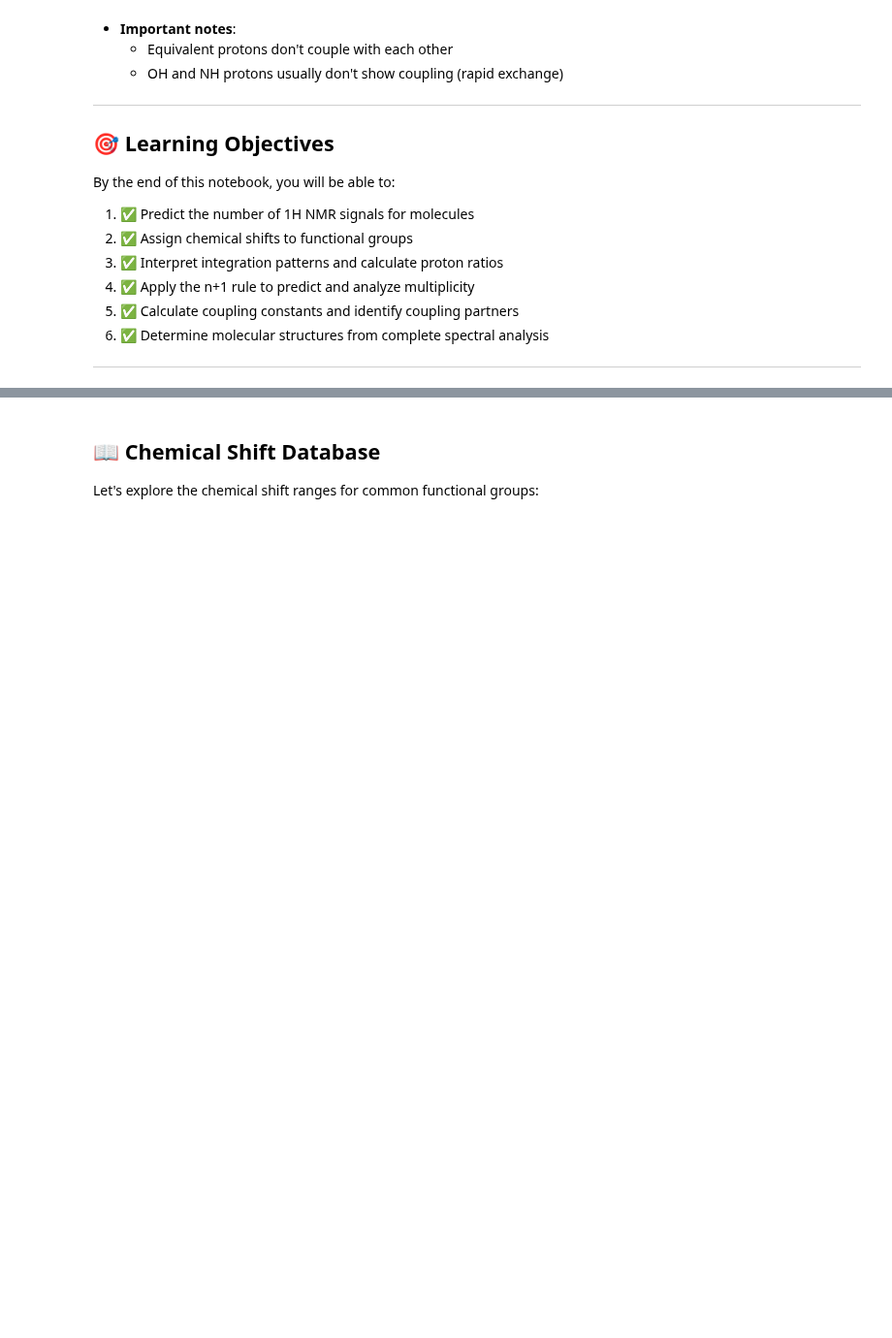
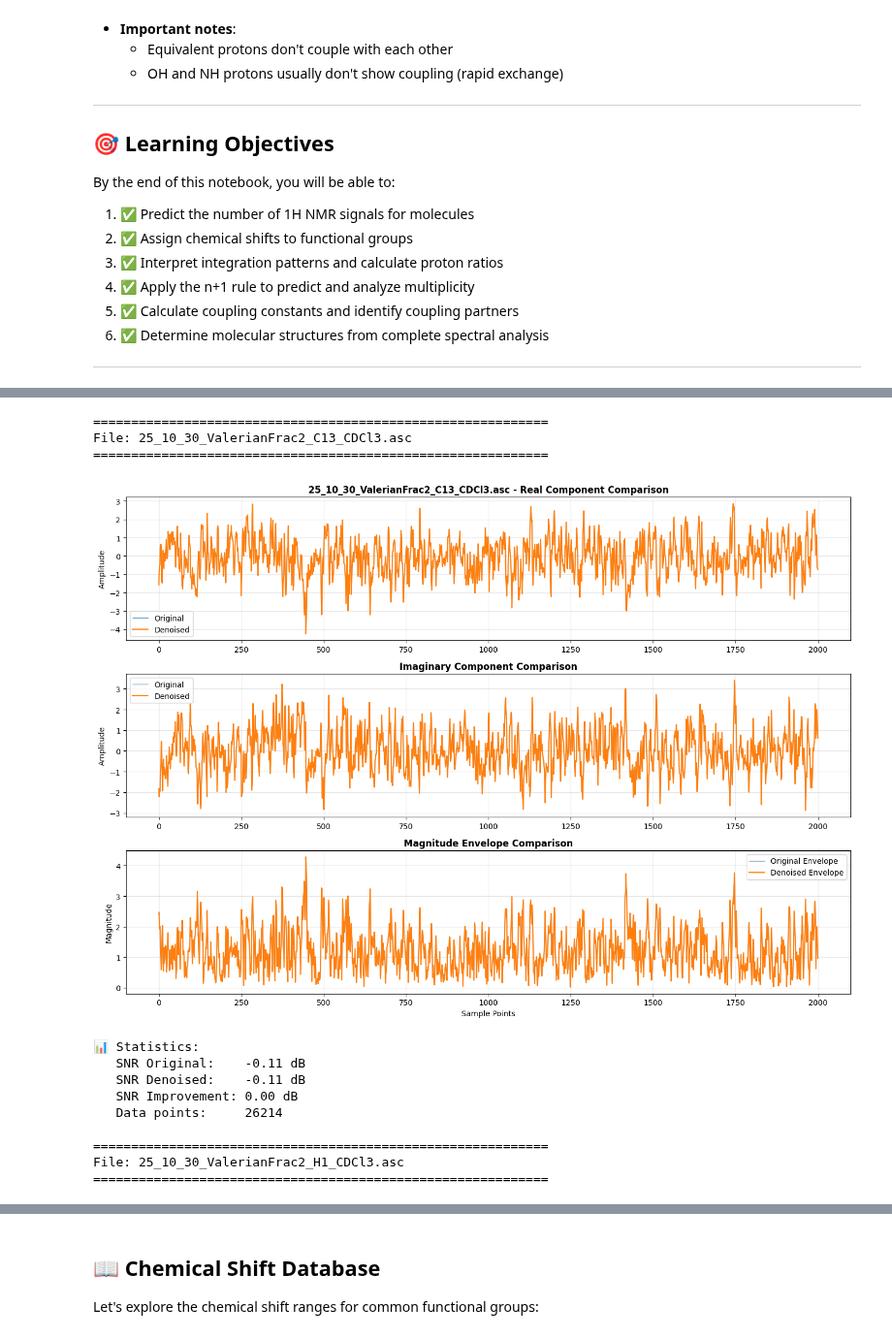
Before and after one commit to Quintinlf/NMR-Project, a Jupyter notebook: peak_assignment.ipynb, the cells around one changed output, grey strips where cells are left out. Shown at 97% size. Cells and saved outputs as stored; diff of their text form; code cells hidden in the pictures; blank space fills up the shorter version.

```diff
--- a/peak_assignment.ipynb
+++ b/peak_assignment.ipynb
@@ -71,0 +303,78 @@ print(f"🔬 Functions path: {functions_path}")
+# %%
+# Visualize original vs denoised FID data
+import matplotlib.pyplot as plt
+
+# Plot each file
+for fname, data in krishna_data.items():
+    print(f"\n{'='*60}")
+    print(f"File: {fname}")
+    print(f"{'='*60}")
+
+    sig = data['preprocessed']
+    den = data['denoised']
+
+    # Determine plot window (first 2000 points or less)
+    plot_points = min(2000, sig.shape[1])
+
+    # Create comparison plot
+    fig, axes = plt.subplots(3, 1, figsize=(14, 10))
+
+    # Real component
+    axes[0].plot(np.arange(plot_points), sig[0, :plot_points],
+                label='Original', alpha=0.7, linewidth=1)
+    axes[0].plot(np.arange(plot_points), den[0, :plot_points],
+                label='Denoised', linewidth=1.5)
+    axes[0].set_title(f'{fname} - Real Component Comparison', fontweight='bold', fontsize=12)
+    axes[0].set_ylabel('Amplitude')
+    axes[0].legend()
+    axes[0].grid(True, alpha=0.3)
+
+    # Imaginary component
+    axes[1].plot(np.arange(plot_points), sig[1, :plot_points],
+                label='Original', alpha=0.7, linewidth=1)
+    axes[1].plot(np.arange(plot_points), den[1, :plot_points],
+                label='Denoised', linewidth=1.5)
+    axes[1].set_title('Imaginary Component Comparison', fontweight='bold', fontsize=12)
+    axes[1].set_ylabel('Amplitude')
+    axes[1].legend()
+    axes[1].grid(True, alpha=0.3)
+
+    # Envelope (magnitude)
+    env_orig = np.sqrt(sig[0, :plot_points]**2 + sig[1, :plot_points]**2)
+    env_den = np.sqrt(den[0, :plot_points]**2 + den[1, :plot_points]**2)
+
+    axes[2].plot(np.arange(plot_points), env_orig,
+                label='Original Envelope', alpha=0.7, linewidth=1)
+    axes[2].plot(np.arange(plot_points), env_den,
+                label='Denoised Envelope', linewidth=1.5)
+    axes[2].set_title('Magnitude Envelope Comparison', fontweight='bold', fontsize=12)
+    axes[2].set_xlabel('Sample Points')
+    axes[2].set_ylabel('Magnitude')
+    axes[2].legend()
+    axes[2].grid(True, alpha=0.3)
+
+    plt.tight_layout()
+    plt.show()
+
+    # Print statistics
+    print(f"\n📊 Statistics:")
+    print(f"   SNR Original:    {data['snr_original']:.2f} dB")
+    print(f"   SNR Denoised:    {data['snr_denoised']:.2f} dB")
+    print(f"   SNR Improvement: {data['snr_improvement']:.2f} dB")
+    print(f"   Data points:     {len(data['time'])}")
+
+print("\n✅ Visualization complete!")
+# %% [output]
+============================================================
+File: 25_10_30_ValerianFrac2_C13_CDCl3.asc
+============================================================
+[figure, added]
+📊 Statistics:
+   SNR Original:    -0.11 dB
+   SNR Denoised:    -0.11 dB
+   SNR Improvement: 0.00 dB
+   Data points:     26214
+
+============================================================
+File: 25_10_30_ValerianFrac2_H1_CDCl3.asc
+============================================================
```
Also changed, not shown: parts of 9 cells of this notebook, 20 other files.
